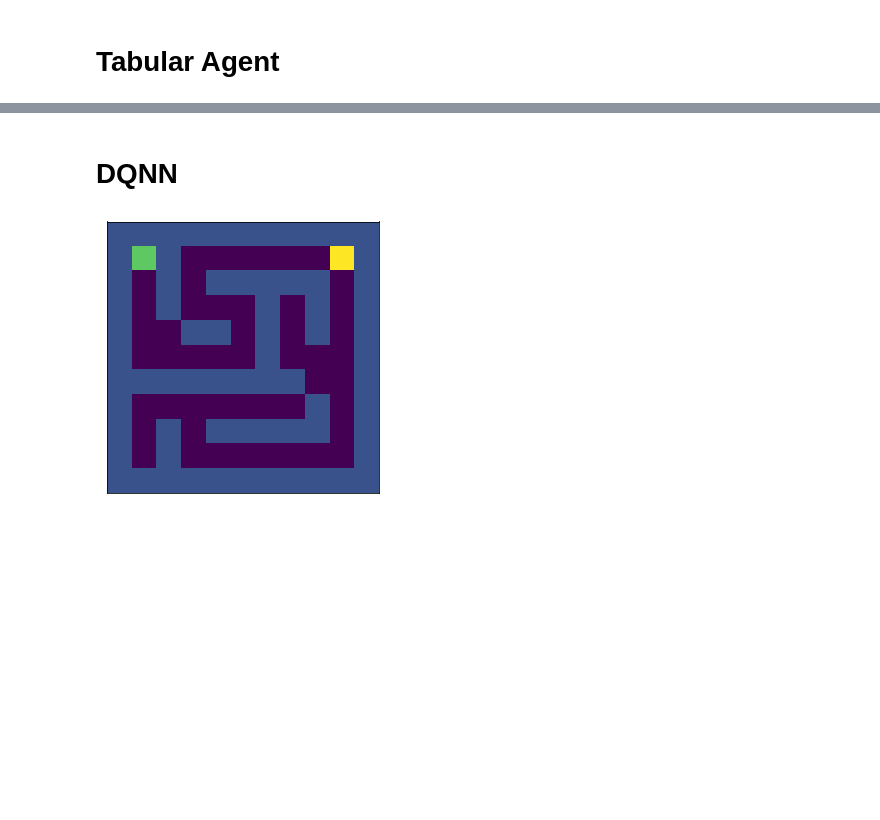
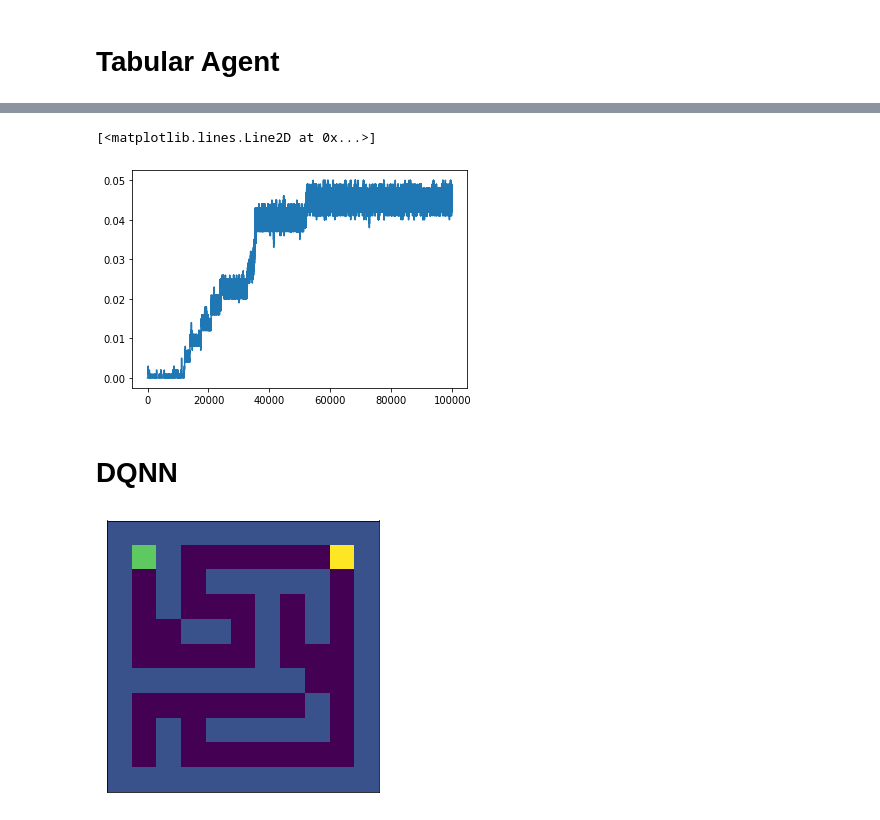
Before and after one commit to RevanMacQueen/DRQN, a Jupyter notebook: test_tabular.ipynb, the cells around one changed output, grey strips where cells are left out. Drawn from its saved outputs; the diff is of its cells as text; code cells hidden in the pictures; blank space fills up the shorter version.

```diff
--- a/test_tabular.ipynb
+++ b/test_tabular.ipynb
@@ -41,21 +45,19 @@ env.showPNG()
 [figure]
 # %%
 
-# num_runs = 10
-# time_steps = 100000
-# rs = np.zeros([num_runs,time_steps])
-# for r in tqdm(range(num_runs)):
-#     agent = TabularAgent(agent_params)
-#     obs = env.reset()
-#     for i in range(time_steps):
-#         action = agent.act(obs)
-#         next_obs, reward, done, _ = env.step(action)
-#         rs[r, i] = reward
-#         # if reward == 1:
-#         #     print(1)
+num_runs = 10
+time_steps = 100000
+rs = np.zeros([num_runs,time_steps])
+for r in tqdm(range(num_runs)):
+    agent = TabularAgent(agent_params)
+    obs = env.reset()
+    for i in range(time_steps):
+        action = agent.act(obs)
+        next_obs, reward, done, _ = env.step(action)
+        rs[r, i] = reward
 
-#         agent.train_step(obs, action, reward, next_obs, done)
+        agent.train_step(obs, action, reward, next_obs, done)
 
-#         obs = next_obs
-#         if done: # end of episode
-#             obs = env.reset()
+        obs = next_obs
+        if done: # end of episode
+            obs = env.reset()
@@ -74,8 +98,11 @@ env.showPNG()
 # %%
 
-# mean = np.mean(rs, axis=0)
-# N = 100
-# plt.plot(np.convolve(mean, np.ones(N)/N, mode='valid'))
+mean = np.mean(rs, axis=0)
+N = 100
+plt.plot(np.convolve(mean, np.ones(N)/N, mode='valid'))
+# %% [output]
+[<matplotlib.lines.Line2D at 0x...>]
+[figure, added]
 # %% [markdown]
 # DQNN
 # %%
```
Also changed, not shown: parts of 3 cells of this notebook, 8 other files.
